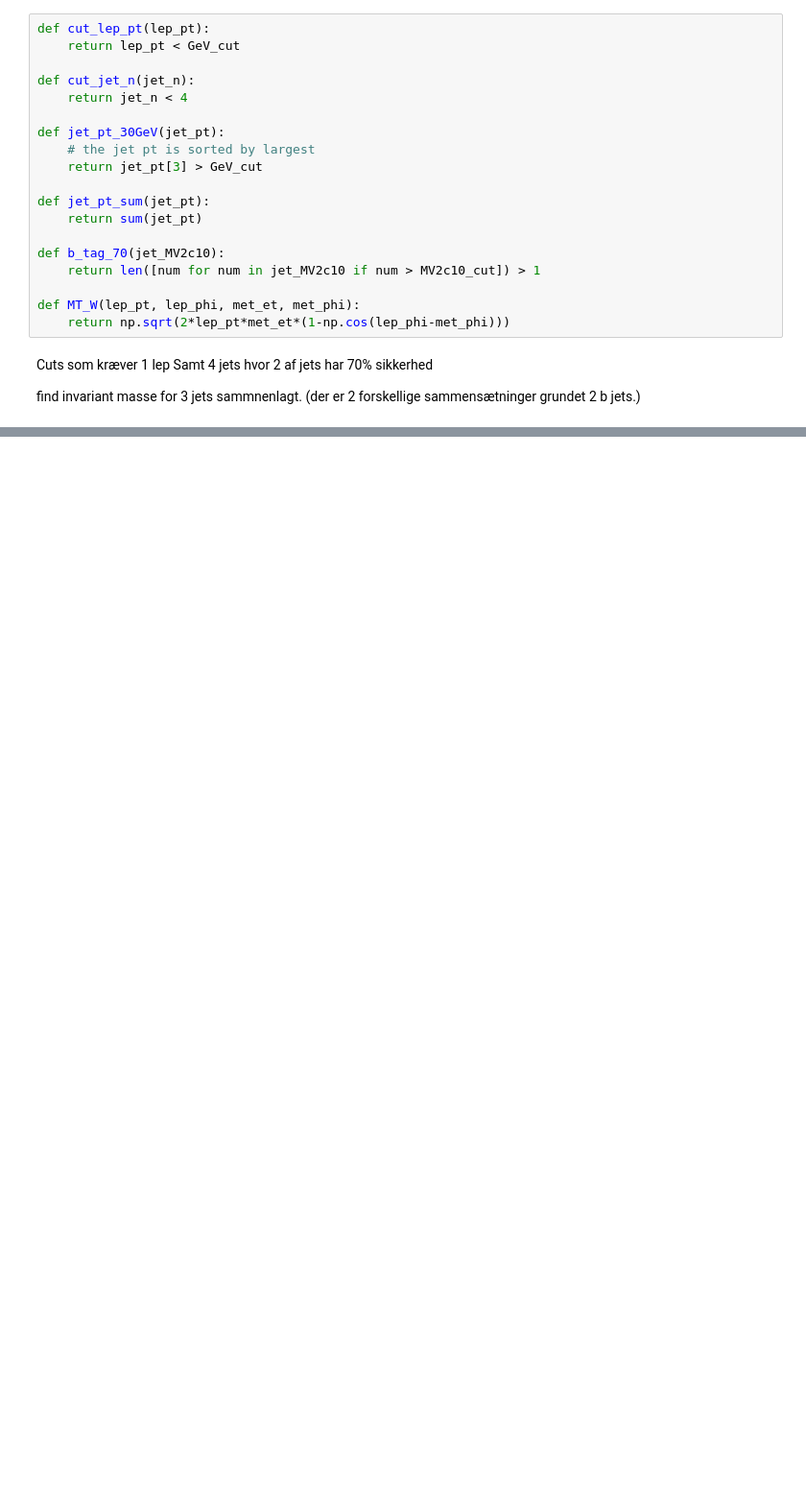
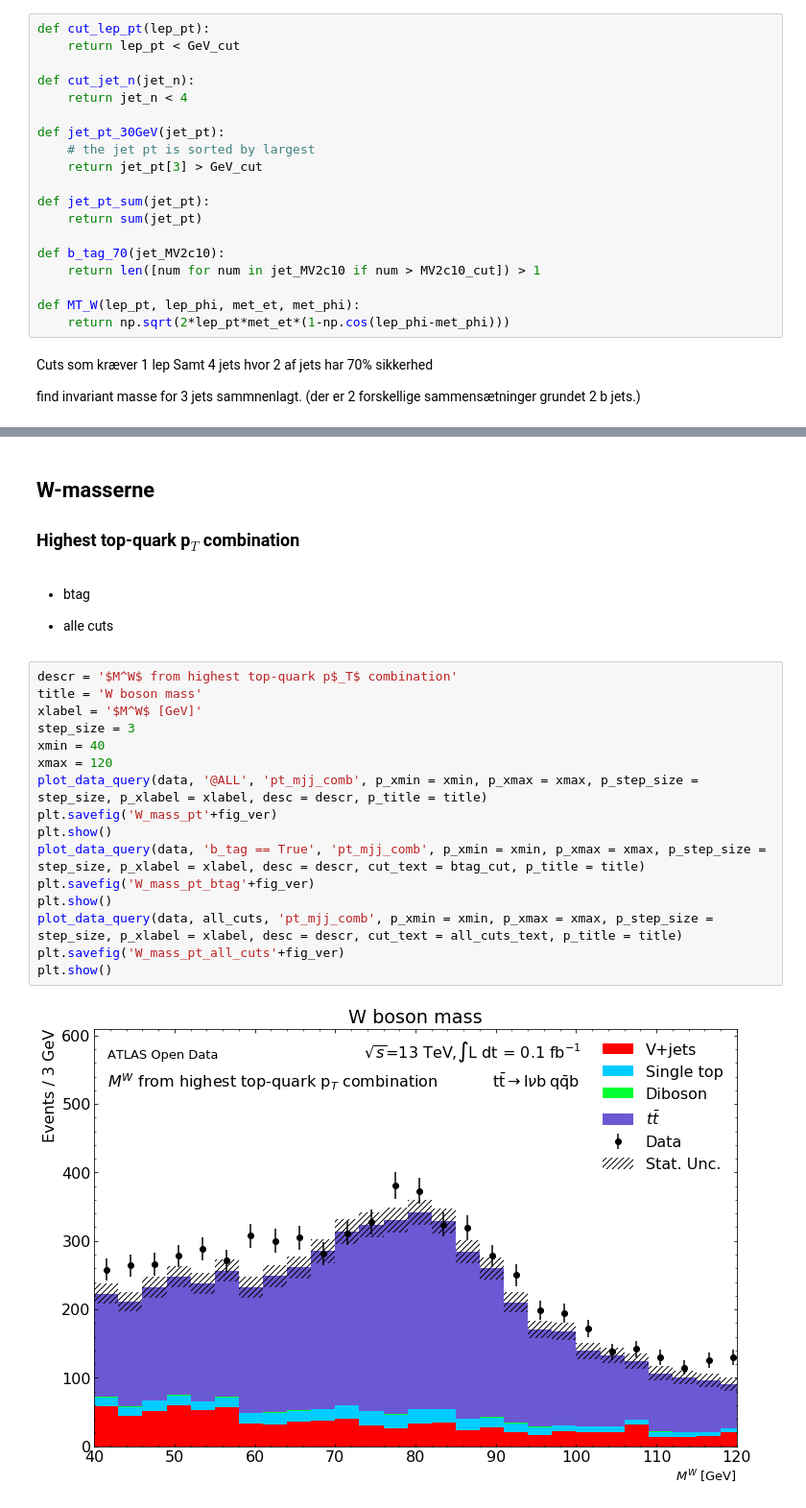
Before and after one commit to Bjartensen/ku_firstyear2021_grp24_topquark, a Jupyter notebook: tquark_analysis.ipynb, the cells around one changed output, grey strips where cells are left out. Shown at 96% size. Saved outputs shown, nothing was run; the diff lists cells and outputs as text; blank space fills up the shorter version.

```diff
--- a/tquark_analysis.ipynb
+++ b/tquark_analysis.ipynb
@@ -623,0 +668,26 @@ plt.show()
+# %% [markdown]
+## W-masserne
+
+### Highest top-quark p$_T$ combination
+# %% [markdown]
+* btag
+
+* alle cuts
+# %%
+descr = '$M^W$ from highest top-quark p$_T$ combination'
+title = 'W boson mass'
+xlabel = '$M^W$ [GeV]'
+step_size = 3
+xmin = 40
+xmax = 120
+plot_data_query(data, '@ALL', 'pt_mjj_comb', p_xmin = xmin, p_xmax = xmax, p_step_size = step_size, p_xlabel = xlabel, desc = descr, p_title = title)
+plt.savefig('W_mass_pt'+fig_ver)
+plt.show()
+plot_data_query(data, 'b_tag == True', 'pt_mjj_comb', p_xmin = xmin, p_xmax = xmax, p_step_size = step_size, p_xlabel = xlabel, desc = descr, cut_text = btag_cut, p_title = title)
+plt.savefig('W_mass_pt_btag'+fig_ver)
+plt.show()
+plot_data_query(data, all_cuts, 'pt_mjj_comb', p_xmin = xmin, p_xmax = xmax, p_step_size = step_size, p_xlabel = xlabel, desc = descr, cut_text = all_cuts_text, p_title = title)
+plt.savefig('W_mass_pt_all_cuts'+fig_ver)
+plt.show()
+# %% [output]
+[figure, added]
```
Also changed, not shown: parts of 31 cells of this notebook.
